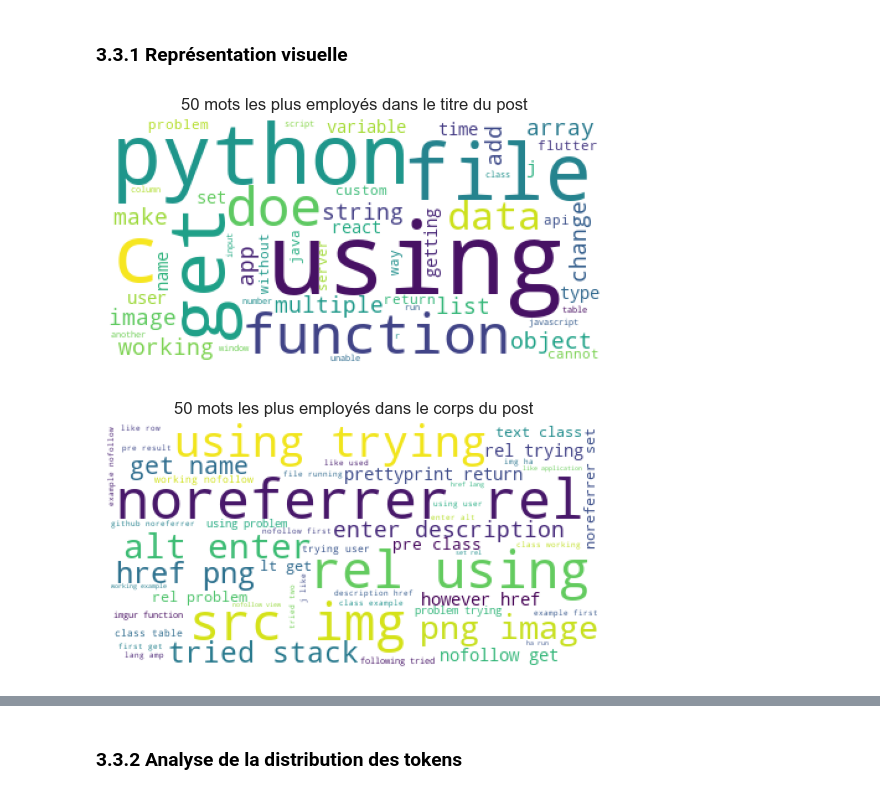
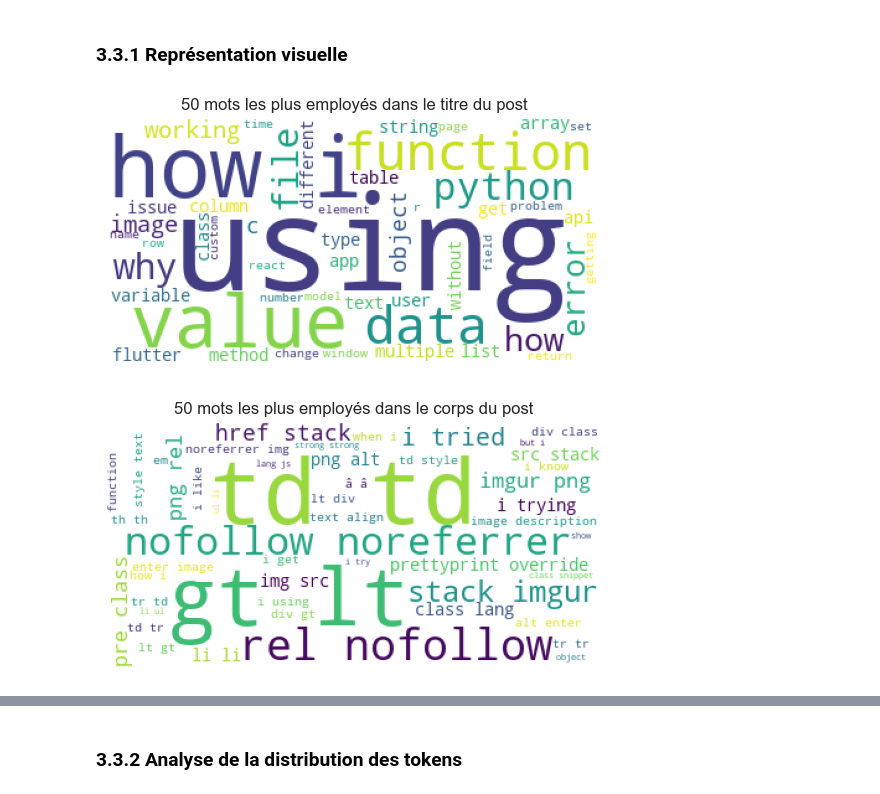
Before and after one commit to garbesc/Projet5, a Jupyter notebook: Exploration.ipynb, the cells around one changed output, grey strips where cells are left out. Drawn from its saved outputs; the diff is of its cells as text; code cells hidden in the pictures.

```diff
--- a/Exploration.ipynb
+++ b/Exploration.ipynb
@@ -955,11 +840,0 @@ df[['Title','Body','Tags']].head(10)
-# %%
-def lemmatize_it(doc):
-    doc = [trans.lemmatize(w) for w in doc]
-    return doc
-
-trans = WordNetLemmatizer()
-df['Body'] = df['Body'].apply(lemmatize_it)
-df['Title'] = df['Title'].apply(lemmatize_it)
-df['Tags'] = df['Tags'].apply(lemmatize_it)
-df_res = suivi_evol_tokens(df, df_res)
-df[['Body','Title','Tags']].head(10)
@@ -987,10 +840,0 @@ df.to_csv("data/cleaned/df_cleaned3.csv", index=False)
-# %%
-# Remove the stopwords
-def remove_stopwords(raw):
-    words = [w for w in raw if w not in stop_words ]
-    return words
-
-df.Body = df.Body.apply(lambda word : remove_stopwords(word))
-df.Title = df.Title.apply(lambda word : remove_stopwords(word))
-df_res = suivi_evol_tokens(df, df_res)
-df[['Body','Title','Tags']].head(10)
@@ -1009,10 +840,0 @@ df[['Body','Title','Tags']].head(10)
-# %%
-# Keep the most used words (>8 in the corpus)
-def remove_rare_words(raw):
-    words = [w for w in raw if w not in list_rare_words ]
-    return words
-
-df.Body = df.Body.apply(lambda word : remove_rare_words(word))
-df.Title = df.Title.apply(lambda word : remove_rare_words(word))
-df_res = suivi_evol_tokens(df, df_res)
-df[['Title','Body','Tags']].head(10)
@@ -1031,5 +840,0 @@ df[['Title','Body','Tags']].head(10)
-# %%
-# Suppression des doublons
-df.Tags = df.Tags.apply(lambda raw : list(set(raw)))
-df.Title = df.Title.apply(lambda raw : list(set(raw)))
-df.Body = df.Body.apply(lambda raw : list(set(raw)))
@@ -1053,18 +925,18 @@ df[['Title','Body','Tags']].head(10)
 # %% [markdown]
 ### <a name="C3.3.1">3.3.1 Représentation visuelle</a>
 # %%
-Title_tokens = [token for token_list in df.Title for token in token_list]
+Title_tokens = [token for token_list in df.title_bow for token in token_list.split(" ")]
 wordcloud = WordCloud(background_color="white",
                      stopwords=[],
                      max_words=50).generate(" ".join(Title_tokens))
 plt.imshow(wordcloud)
 plt.title("50 mots les plus employés dans le titre du post")
 plt.axis("off")
 plt.show()
 # %% [output]
-[figure, old version]
+[figure, new version]
 # %%
-Body_tokens = [token for token_list in df.Body for token in token_list]
+Body_tokens = [token for token_list in df.body_bow for token in token_list.split(" ")]
 wordcloud = WordCloud(background_color="white",
                      stopwords=[],
                      max_words=50).generate(" ".join(Body_tokens))
@@ -1073,4 +945,4 @@ plt.title("50 mots les plus employés dans le corps du post")
 plt.axis("off")
 plt.show()
 # %% [output]
-[figure, old version]
+[figure, new version]
```
Also changed, not shown: parts of 76 cells of this notebook, 1 other file.
